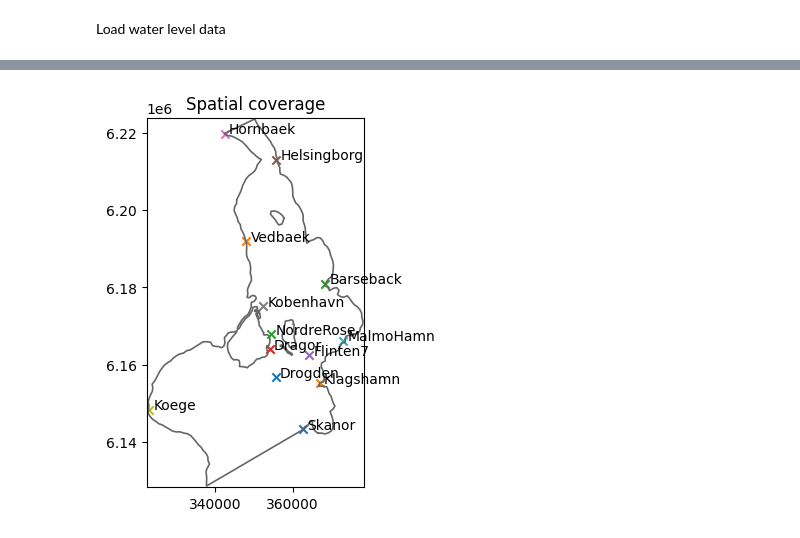
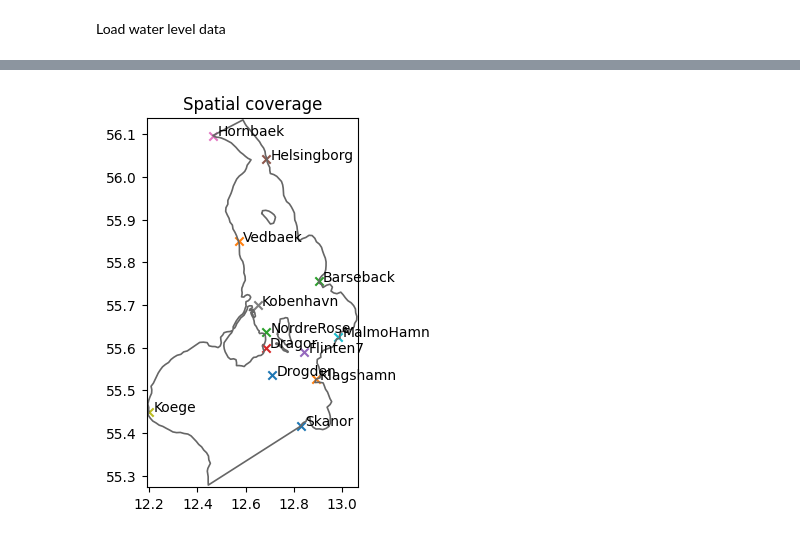
Before and after one commit to DHI/WaterBench-MIKE3HD-Oresund, a Jupyter notebook: code/model_validation_waterlevel2D.ipynb, the cells around one changed output, grey strips where cells are left out. Drawn from its saved outputs; the diff is of its cells as text; code cells hidden in the pictures.

```diff
--- a/code/model_validation_waterlevel2D.ipynb
+++ b/code/model_validation_waterlevel2D.ipynb
@@ -25,7 +31,6 @@ ds.items
 # %% [markdown]
 Load water level data
 # %%
-obs_fldr = "../observations/"
 df_stn = pd.read_csv(obs_fldr + "stations.csv", index_col=0)
 
 q = ms.Quantity(name="Surface Elevation", unit="meter")
@@ -33,5 +38,5 @@ wllist = []
 for i, row in df_stn.iterrows():
     df = pd.read_csv(obs_fldr + f"{i}_wl.csv", index_col=0)
     df.index = pd.to_datetime(df.index, format="ISO8601")
-    o = ms.PointObservation(df.water_level, x=row['easting_m'], y=row['northing_m'], name=i, quantity=q)
+    o = ms.PointObservation(df.water_level, x=row['Longitude'], y=row['Latitude'], name=i, quantity=q)
     wllist.append(o)
@@ -55,8 +43,8 @@ df
 # %%
-msh = mikeio.open("../input/oresund.mesh")
+msh = mikeio.open("../input/mesh_EMOD.mesh")
 ms.plotting.spatial_overview(wllist, mod=msh);
 # %% [output]
-[figure, old version]
+[figure, new version]
 # %%
 cmps = []
 da = ds[0]
```
Also changed, not shown: parts of 20 cells of this notebook.
